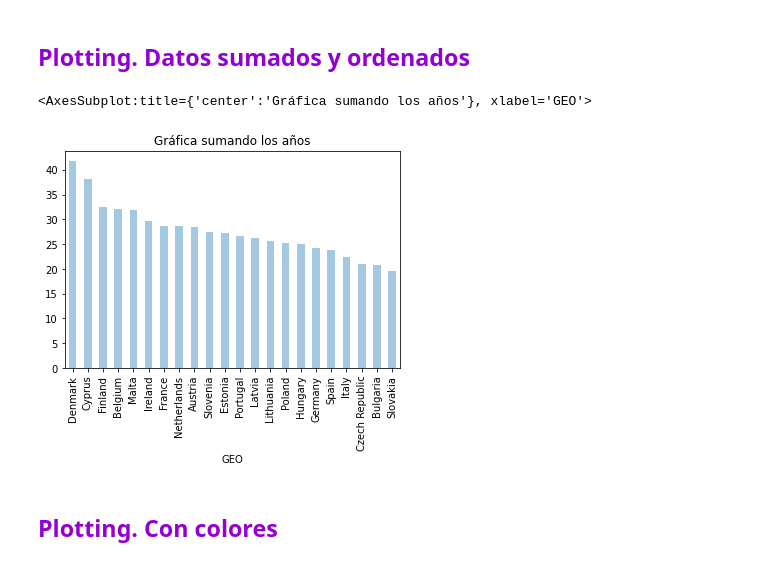
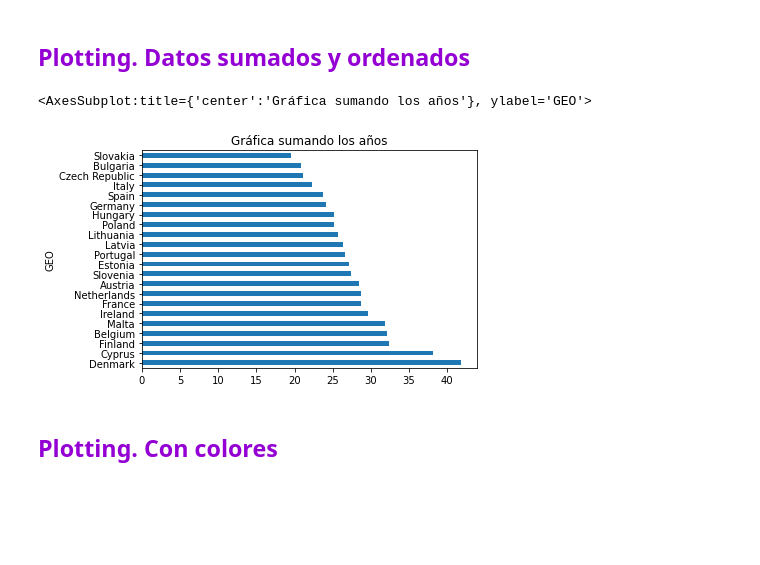
Before and after one commit to agrgal/programasEnPython, a Jupyter notebook: Analisis_datos_2024/Cap_2_OpenGovermentData/Cap_2_Usando_DATAFRAMES_OpenGovermentDataAnalysis.ipynb, the cells around one changed output. Drawn from its saved outputs; the diff is of its cells as text; code cells hidden in the pictures; blank space fills up the shorter version.

```diff
--- a/Analisis_datos_2024/Cap_2_OpenGovermentData/Cap_2_Usando_DATAFRAMES_OpenGovermentDataAnalysis.ipynb
+++ b/Analisis_datos_2024/Cap_2_OpenGovermentData/Cap_2_Usando_DATAFRAMES_OpenGovermentDataAnalysis.ipynb
@@ -227,10 +263,13 @@ dtype: float64
 ## <span style="color:darkviolet">Plotting. Datos sumados y ordenados</span>
 # %%
 totalsum = hoja_datos_limpia.sum(axis=1).sort_values(ascending=False)
-totalsum.plot(kind="bar",style="b",alpha=0.4,title="Gráfica sumando los años")
+# print(totalsum)
+# totalsum.plot(kind="bar",style="b",alpha=0.4,title="Gráfica sumando los años")
+# totalsum.plot(kind="pie",title="Gráfica sumando los años")
+totalsum.plot(kind="barh",style="b",title="Gráfica sumando los años")
 # %% [output]
-<AxesSubplot:title={'center':'Gráfica sumando los años'}, xlabel='GEO'>
+<AxesSubplot:title={'center':'Gráfica sumando los años'}, ylabel='GEO'>
-[figure, old version]
+[figure, new version]
 # %% [markdown]
 ## <span style="color:darkviolet">Plotting. Con colores</span>
 # %%
```
Also changed, not shown: parts of 6 cells of this notebook.
